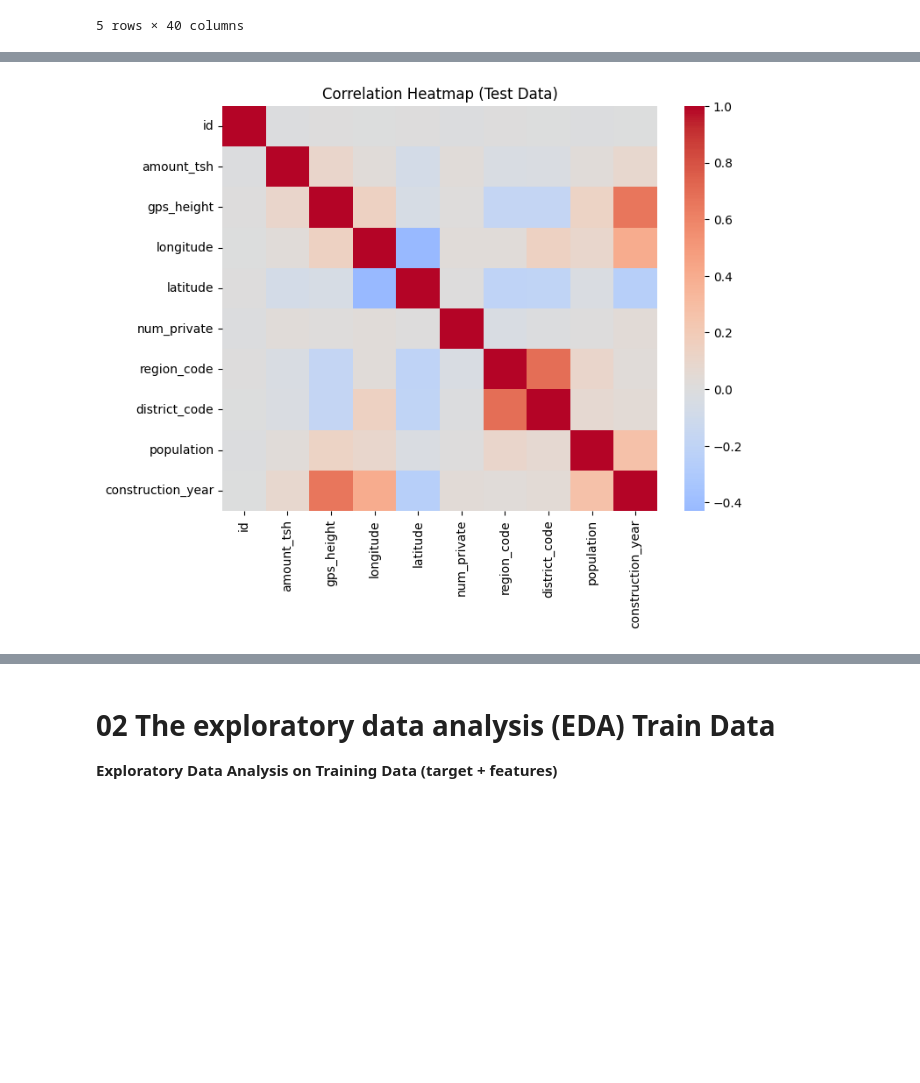
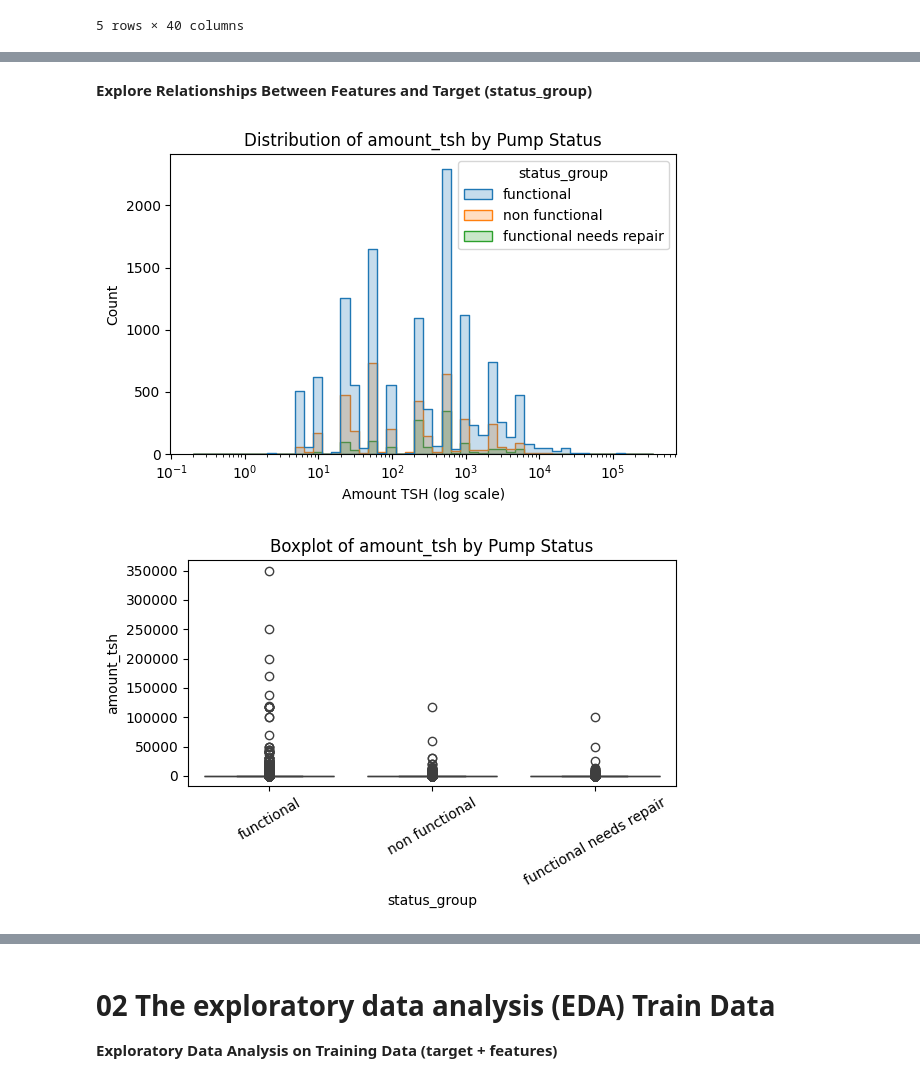
Before and after one commit to albert-raphael/water-pump, a Jupyter notebook: Notebooks/water-pump.ipynb, the cells around one changed output, grey strips where cells are left out. Saved outputs shown, nothing was run; the diff lists cells and outputs as text; code cells hidden in the pictures; blank space fills up the shorter version.

```diff
--- a/Notebooks/water-pump.ipynb
+++ b/Notebooks/water-pump.ipynb
@@ -443,10 +428,22 @@ for col in num_cols[:3]:
-# %%
-# --- Correlation heatmap ---
-if len(num_cols) > 1:
-    plt.figure(figsize=(8,6))
-    corr = test_df1[num_cols].corr()
-    sns.heatmap(corr, cmap="coolwarm", center=0)
-    plt.title("Correlation Heatmap (Test Data)")
-    plt.show()
-# %% [output]
-[figure, removed]
+# %% [markdown]
+**Explore Relationships Between Features and Target (status_group)**
+# %%
+# 1. Numeric Feature: amount_tsh (hist + boxplot)
+
+plt.figure(figsize=(6,4))
+sns.histplot(data=df, x="amount_tsh", hue="status_group", bins=50, element="step", log_scale=True)
+plt.title("Distribution of amount_tsh by Pump Status")
+plt.xlabel("Amount TSH (log scale)")
+plt.ylabel("Count")
+plt.tight_layout()
+plt.show()
+
+plt.figure(figsize=(6,4))
+sns.boxplot(data=df, x="status_group", y="amount_tsh")
+plt.title("Boxplot of amount_tsh by Pump Status")
+plt.xticks(rotation=30)
+plt.tight_layout()
+plt.show()
+# %% [output]
+[figure, added]
+[figure, added]
```
Also changed, not shown: parts of 15 cells of this notebook.
